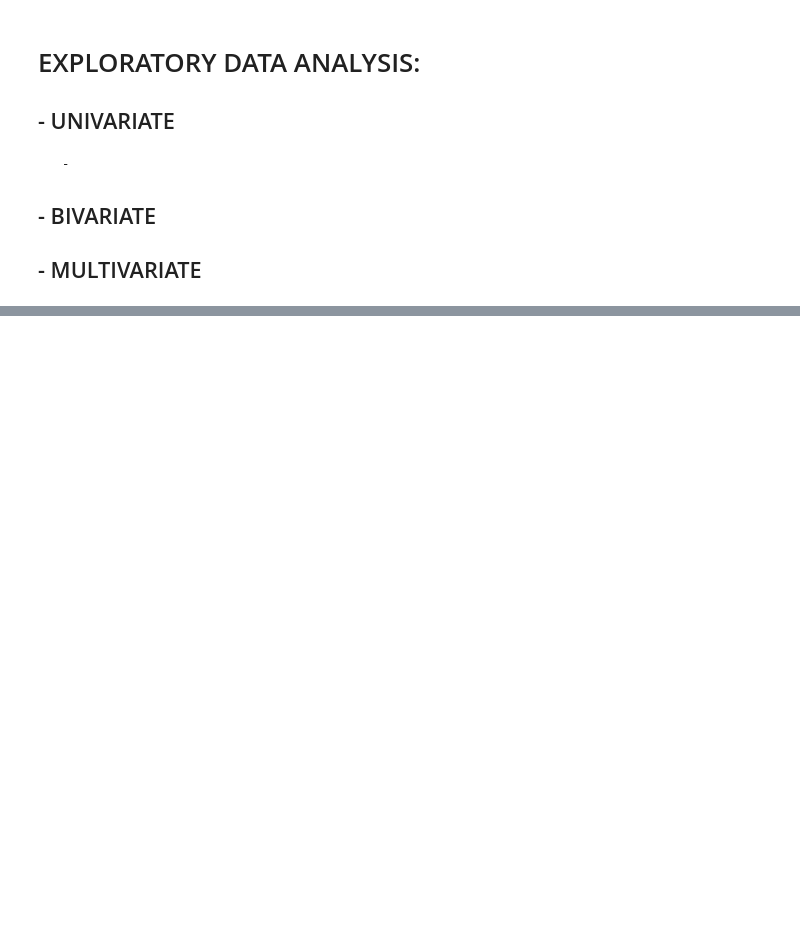
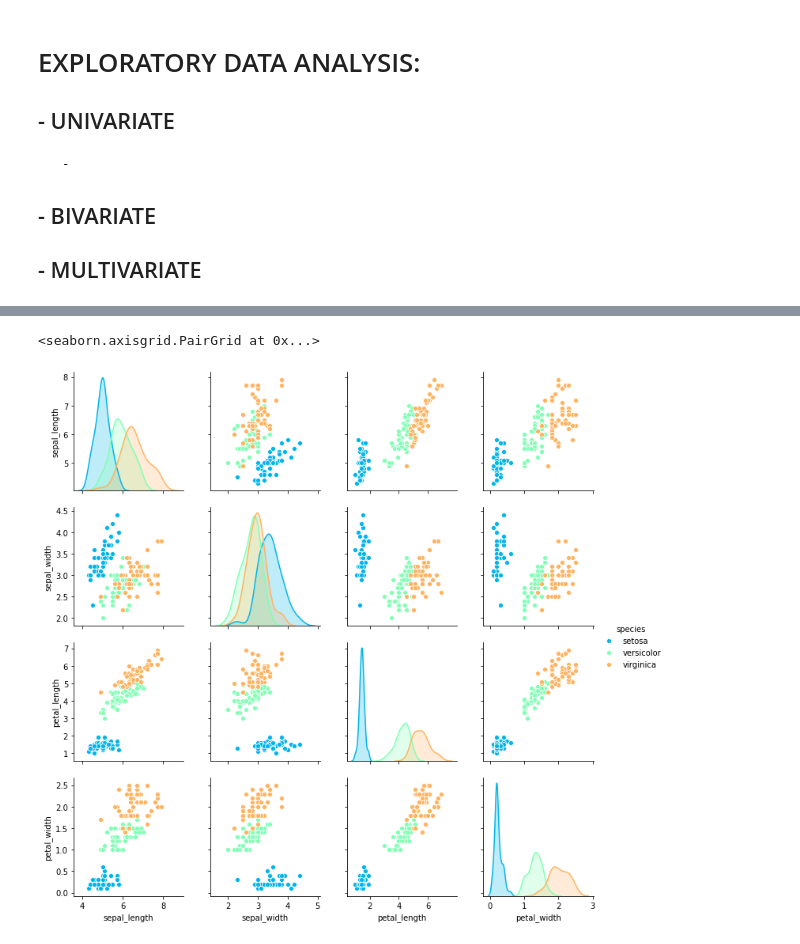
Before and after one commit to rahulrenegade/Machine-Learning-With-Python, a Jupyter notebook: Python for Data Science.ipynb, the cells around one changed output, grey strips where cells are left out. Saved outputs shown, nothing was run; the diff lists cells and outputs as text; code cells hidden in the pictures; blank space fills up the shorter version.

```diff
--- a/Python for Data Science.ipynb
+++ b/Python for Data Science.ipynb
@@ -1295,0 +1392,5 @@ Names, Deleted!
+# %%
+sns.pairplot(df,hue='species',palette='rainbow')
+# %% [output]
+<seaborn.axisgrid.PairGrid at 0x...>
+[figure, added]
```
Also changed, not shown: parts of 15 cells of this notebook.
